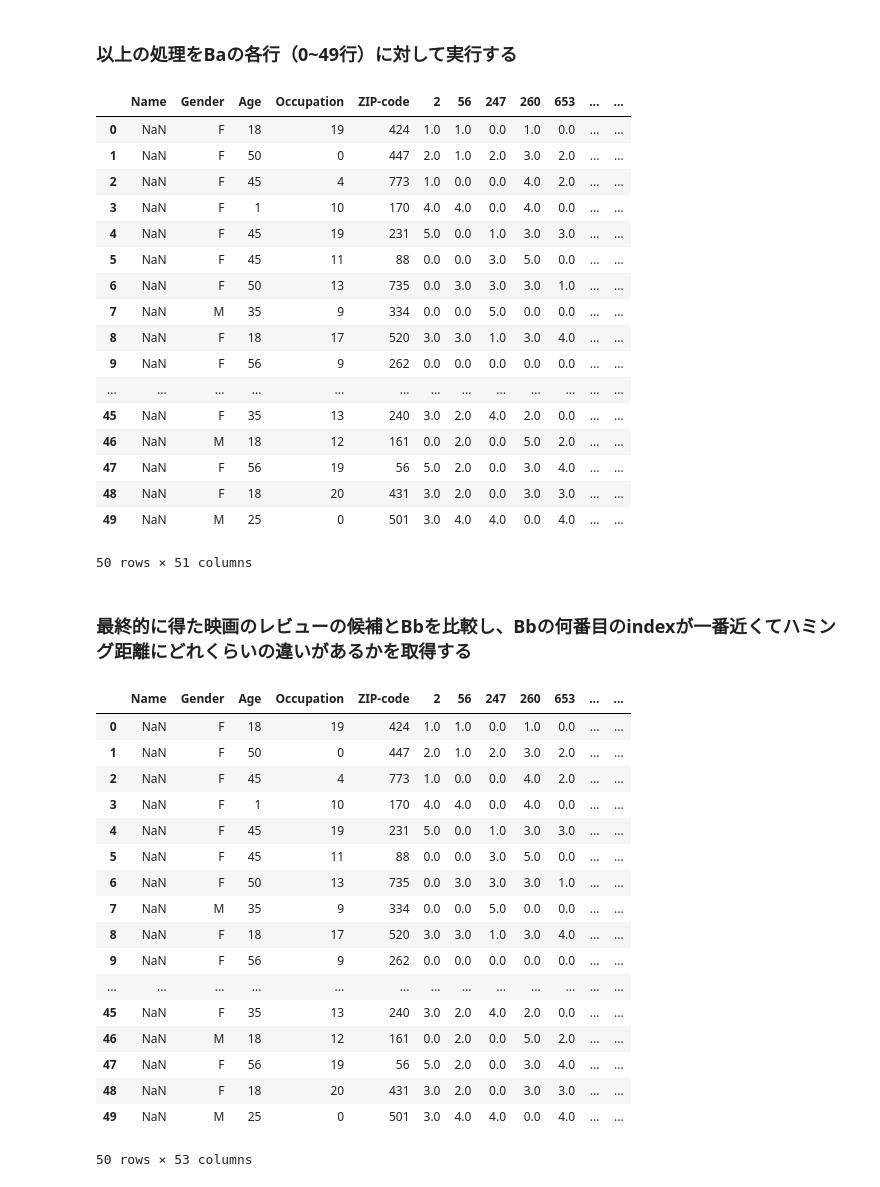
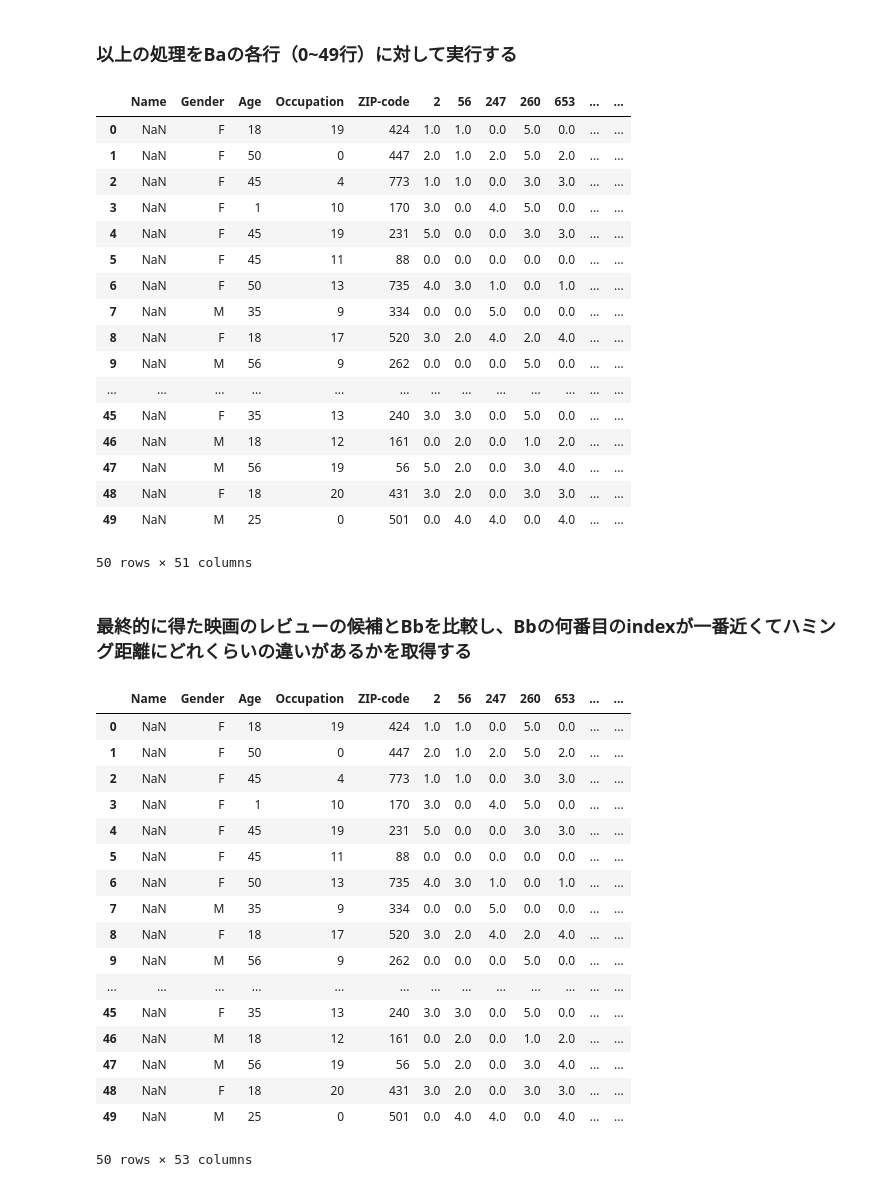
Before and after one commit to dorakemon/pws2024_attack, a Jupyter notebook: notebooks/attack_03_election_gotoh.ipynb, the cells around one changed output. Saved outputs shown, nothing was run; the diff lists cells and outputs as text; code cells hidden in the pictures.

```diff
--- a/notebooks/attack_03_election_gotoh.ipynb
+++ b/notebooks/attack_03_election_gotoh.ipynb
@@ -242,73 +251,61 @@ for row_index in range(50):
     occupation = int(Ba.iloc[row_index]["Occupation"])
     zipcode = int(Ba.iloc[row_index]["ZIP-code"])
 
-    def GAOZ_weighted_hamming2(comp, i_gender, i_age, i_occupation, i_zipcode):
-        ham = 0
-        if comp['Gender'] != i_gender:
-            ham += 1
-        if comp['Age'] != i_age:
-            ham += 2
-        if  comp['Occupation'] != i_occupation:
-            ham += 2
-        if comp['ZIP-code'] != i_zipcode:
-            ham += 4
-        return ham
-
     filtered_C_list = []
     for c_index, cf in enumerate(c_data_list):
         min_hamming_distance = float("inf")
         cand = []
         # Cの10000レコードのそれぞれにハミング距離を計算
         for index, c_row in cf.iterrows():
-            hamming_distance = GAOZ_weighted_hamming2(c_row, gender, age, occupation, zipcode)
+            hamming_distance = GAOZ_weighted_hamming(c_row, gender, age, occupation, zipcode)
             if hamming_distance == min_hamming_distance:
                 cand.append((c_row, hamming_distance))
             if hamming_distance < min_hamming_distance:
                 min_hamming_distance = hamming_distance
                 cand = [(c_row, hamming_distance)]
         # ハミング距離とCのファイルのindexを追加
         for elem, hamming_distance in cand:
             headers = copy.deepcopy(ALL_HEADER)
             headers.append("GAOZ_Hamming_Dist")
             headers.append("C_index")
             elem["GAOZ_Hamming_Dist"] = hamming_distance
             elem["C_index"] = c_index
             filtered_C_list.append(pd.Series(elem, index=headers))
 
     merged_df = pd.DataFrame(filtered_C_list)
 
     candidate_rows_df = pd.DataFrame(filtered_C_list)
 
     # 各列に対して、ランダムに値を選択（多数決の実装）
     elected_value = {}
     for column in ALL_HEADER:
         elected_value[column] = select_random_value(candidate_rows_df[column])
 
     # 選択された値から新しい行を作成
     elected_value_row_df = pd.DataFrame([elected_value])
 
     # 選択された行をfinal_dfの最後に追加
     final_df = pd.concat([final_df, elected_value_row_df], ignore_index=True)
 
 final_df
 # %% [output]
 |  | Name | Gender | Age | Occupation | ZIP-code | 2 | 56 | 247 | 260 | 653 | ... | ... |
-| 0 | NaN | F | 18 | 19 | 424 | 1.0 | 1.0 | 0.0 | 1.0 | 0.0 | ... | ... |
-| 1 | NaN | F | 50 | 0 | 447 | 2.0 | 1.0 | 2.0 | 3.0 | 2.0 | ... | ... |
-| 2 | NaN | F | 45 | 4 | 773 | 1.0 | 0.0 | 0.0 | 4.0 | 2.0 | ... | ... |
-| 3 | NaN | F | 1 | 10 | 170 | 4.0 | 4.0 | 0.0 | 4.0 | 0.0 | ... | ... |
-| 4 | NaN | F | 45 | 19 | 231 | 5.0 | 0.0 | 1.0 | 3.0 | 3.0 | ... | ... |
-| 5 | NaN | F | 45 | 11 | 88 | 0.0 | 0.0 | 3.0 | 5.0 | 0.0 | ... | ... |
-| 6 | NaN | F | 50 | 13 | 735 | 0.0 | 3.0 | 3.0 | 3.0 | 1.0 | ... | ... |
+| 0 | NaN | F | 18 | 19 | 424 | 1.0 | 1.0 | 0.0 | 5.0 | 0.0 | ... | ... |
+| 1 | NaN | F | 50 | 0 | 447 | 2.0 | 1.0 | 2.0 | 5.0 | 2.0 | ... | ... |
+| 2 | NaN | F | 45 | 4 | 773 | 1.0 | 1.0 | 0.0 | 3.0 | 3.0 | ... | ... |
+| 3 | NaN | F | 1 | 10 | 170 | 3.0 | 0.0 | 4.0 | 5.0 | 0.0 | ... | ... |
+| 4 | NaN | F | 45 | 19 | 231 | 5.0 | 0.0 | 0.0 | 3.0 | 3.0 | ... | ... |
+| 5 | NaN | F | 45 | 11 | 88 | 0.0 | 0.0 | 0.0 | 0.0 | 0.0 | ... | ... |
+| 6 | NaN | F | 50 | 13 | 735 | 4.0 | 3.0 | 1.0 | 0.0 | 1.0 | ... | ... |
 | 7 | NaN | M | 35 | 9 | 334 | 0.0 | 0.0 | 5.0 | 0.0 | 0.0 | ... | ... |
-| 8 | NaN | F | 18 | 17 | 520 | 3.0 | 3.0 | 1.0 | 3.0 | 4.0 | ... | ... |
-| 9 | NaN | F | 56 | 9 | 262 | 0.0 | 0.0 | 0.0 | 0.0 | 0.0 | ... | ... |
+| 8 | NaN | F | 18 | 17 | 520 | 3.0 | 2.0 | 4.0 | 2.0 | 4.0 | ... | ... |
+| 9 | NaN | M | 56 | 9 | 262 | 0.0 | 0.0 | 0.0 | 5.0 | 0.0 | ... | ... |
 | ... | ... | ... | ... | ... | ... | ... | ... | ... | ... | ... | ... | ... |
-| 45 | NaN | F | 35 | 13 | 240 | 3.0 | 2.0 | 4.0 | 2.0 | 0.0 | ... | ... |
-| 46 | NaN | M | 18 | 12 | 161 | 0.0 | 2.0 | 0.0 | 5.0 | 2.0 | ... | ... |
-| 47 | NaN | F | 56 | 19 | 56 | 5.0 | 2.0 | 0.0 | 3.0 | 4.0 | ... | ... |
+| 45 | NaN | F | 35 | 13 | 240 | 3.0 | 3.0 | 0.0 | 5.0 | 0.0 | ... | ... |
+| 46 | NaN | M | 18 | 12 | 161 | 0.0 | 2.0 | 0.0 | 1.0 | 2.0 | ... | ... |
+| 47 | NaN | M | 56 | 19 | 56 | 5.0 | 2.0 | 0.0 | 3.0 | 4.0 | ... | ... |
 | 48 | NaN | F | 18 | 20 | 431 | 3.0 | 2.0 | 0.0 | 3.0 | 3.0 | ... | ... |
-| 49 | NaN | M | 25 | 0 | 501 | 3.0 | 4.0 | 4.0 | 0.0 | 4.0 | ... | ... |
+| 49 | NaN | M | 25 | 0 | 501 | 0.0 | 4.0 | 4.0 | 0.0 | 4.0 | ... | ... |
 50 rows × 51 columns
 # %% [markdown]
 ### 最終的に得た映画のレビューの候補とBbを比較し、Bbの何番目のindexが一番近くてハミング距離にどれくらいの違いがあるかを取得する
@@ -339,20 +336,20 @@ final_result_df = pd.concat([final_df, result_df], axis=1)
 final_result_df
 # %% [output]
 |  | Name | Gender | Age | Occupation | ZIP-code | 2 | 56 | 247 | 260 | 653 | ... | ... |
-| 0 | NaN | F | 18 | 19 | 424 | 1.0 | 1.0 | 0.0 | 1.0 | 0.0 | ... | ... |
-| 1 | NaN | F | 50 | 0 | 447 | 2.0 | 1.0 | 2.0 | 3.0 | 2.0 | ... | ... |
-| 2 | NaN | F | 45 | 4 | 773 | 1.0 | 0.0 | 0.0 | 4.0 | 2.0 | ... | ... |
-| 3 | NaN | F | 1 | 10 | 170 | 4.0 | 4.0 | 0.0 | 4.0 | 0.0 | ... | ... |
-| 4 | NaN | F | 45 | 19 | 231 | 5.0 | 0.0 | 1.0 | 3.0 | 3.0 | ... | ... |
-| 5 | NaN | F | 45 | 11 | 88 | 0.0 | 0.0 | 3.0 | 5.0 | 0.0 | ... | ... |
-| 6 | NaN | F | 50 | 13 | 735 | 0.0 | 3.0 | 3.0 | 3.0 | 1.0 | ... | ... |
+| 0 | NaN | F | 18 | 19 | 424 | 1.0 | 1.0 | 0.0 | 5.0 | 0.0 | ... | ... |
+| 1 | NaN | F | 50 | 0 | 447 | 2.0 | 1.0 | 2.0 | 5.0 | 2.0 | ... | ... |
+| 2 | NaN | F | 45 | 4 | 773 | 1.0 | 1.0 | 0.0 | 3.0 | 3.0 | ... | ... |
+| 3 | NaN | F | 1 | 10 | 170 | 3.0 | 0.0 | 4.0 | 5.0 | 0.0 | ... | ... |
+| 4 | NaN | F | 45 | 19 | 231 | 5.0 | 0.0 | 0.0 | 3.0 | 3.0 | ... | ... |
+| 5 | NaN | F | 45 | 11 | 88 | 0.0 | 0.0 | 0.0 | 0.0 | 0.0 | ... | ... |
+| 6 | NaN | F | 50 | 13 | 735 | 4.0 | 3.0 | 1.0 | 0.0 | 1.0 | ... | ... |
 | 7 | NaN | M | 35 | 9 | 334 | 0.0 | 0.0 | 5.0 | 0.0 | 0.0 | ... | ... |
-| 8 | NaN | F | 18 | 17 | 520 | 3.0 | 3.0 | 1.0 | 3.0 | 4.0 | ... | ... |
-| 9 | NaN | F | 56 | 9 | 262 | 0.0 | 0.0 | 0.0 | 0.0 | 0.0 | ... | ... |
+| 8 | NaN | F | 18 | 17 | 520 | 3.0 | 2.0 | 4.0 | 2.0 | 4.0 | ... | ... |
+| 9 | NaN | M | 56 | 9 | 262 | 0.0 | 0.0 | 0.0 | 5.0 | 0.0 | ... | ... |
 | ... | ... | ... | ... | ... | ... | ... | ... | ... | ... | ... | ... | ... |
-| 45 | NaN | F | 35 | 13 | 240 | 3.0 | 2.0 | 4.0 | 2.0 | 0.0 | ... | ... |
-| 46 | NaN | M | 18 | 12 | 161 | 0.0 | 2.0 | 0.0 | 5.0 | 2.0 | ... | ... |
-| 47 | NaN | F | 56 | 19 | 56 | 5.0 | 2.0 | 0.0 | 3.0 | 4.0 | ... | ... |
+| 45 | NaN | F | 35 | 13 | 240 | 3.0 | 3.0 | 0.0 | 5.0 | 0.0 | ... | ... |
+| 46 | NaN | M | 18 | 12 | 161 | 0.0 | 2.0 | 0.0 | 1.0 | 2.0 | ... | ... |
+| 47 | NaN | M | 56 | 19 | 56 | 5.0 | 2.0 | 0.0 | 3.0 | 4.0 | ... | ... |
 | 48 | NaN | F | 18 | 20 | 431 | 3.0 | 2.0 | 0.0 | 3.0 | 3.0 | ... | ... |
-| 49 | NaN | M | 25 | 0 | 501 | 3.0 | 4.0 | 4.0 | 0.0 | 4.0 | ... | ... |
+| 49 | NaN | M | 25 | 0 | 501 | 0.0 | 4.0 | 4.0 | 0.0 | 4.0 | ... | ... |
 50 rows × 53 columns
```
Also changed, not shown: parts of 1 cell of this notebook, 1 other file.
